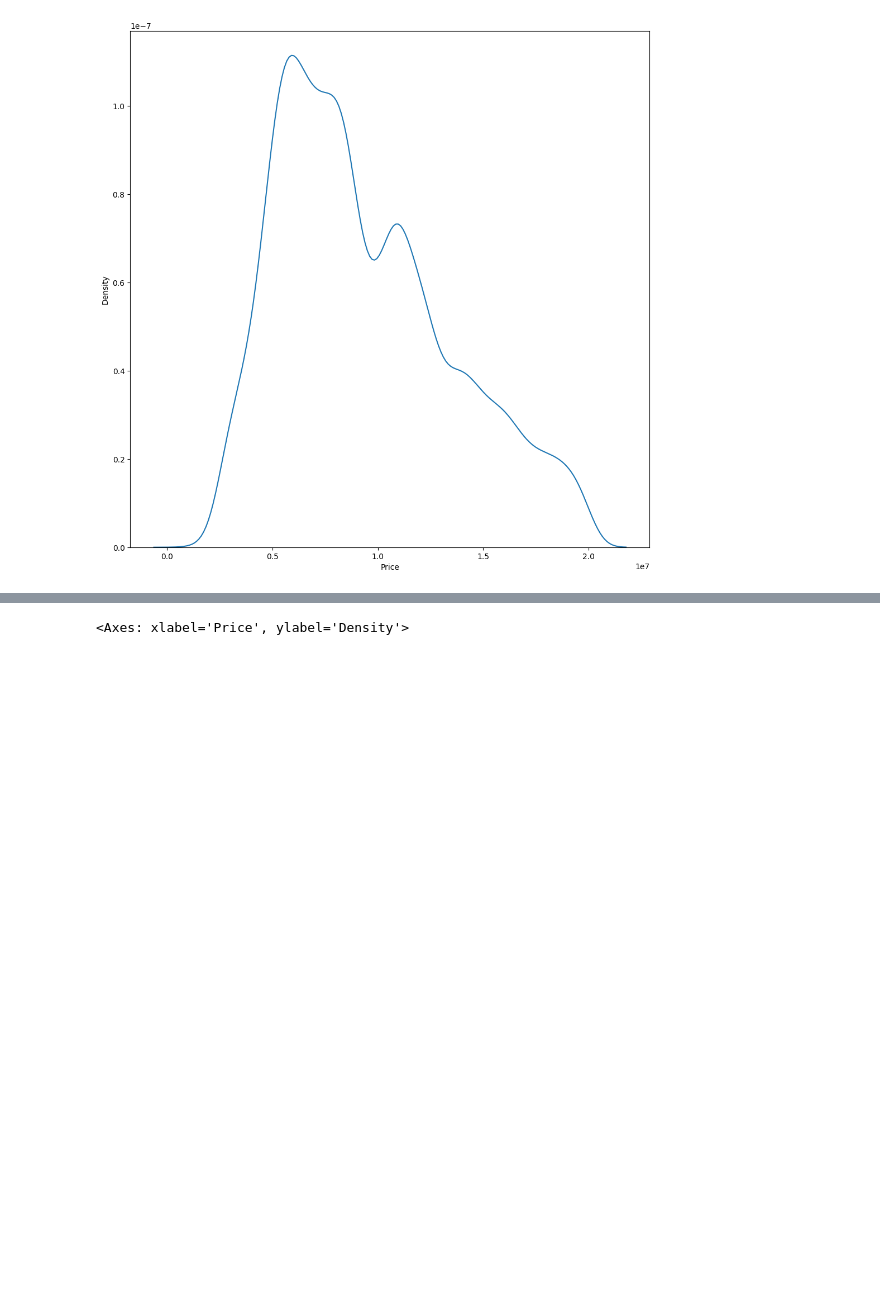
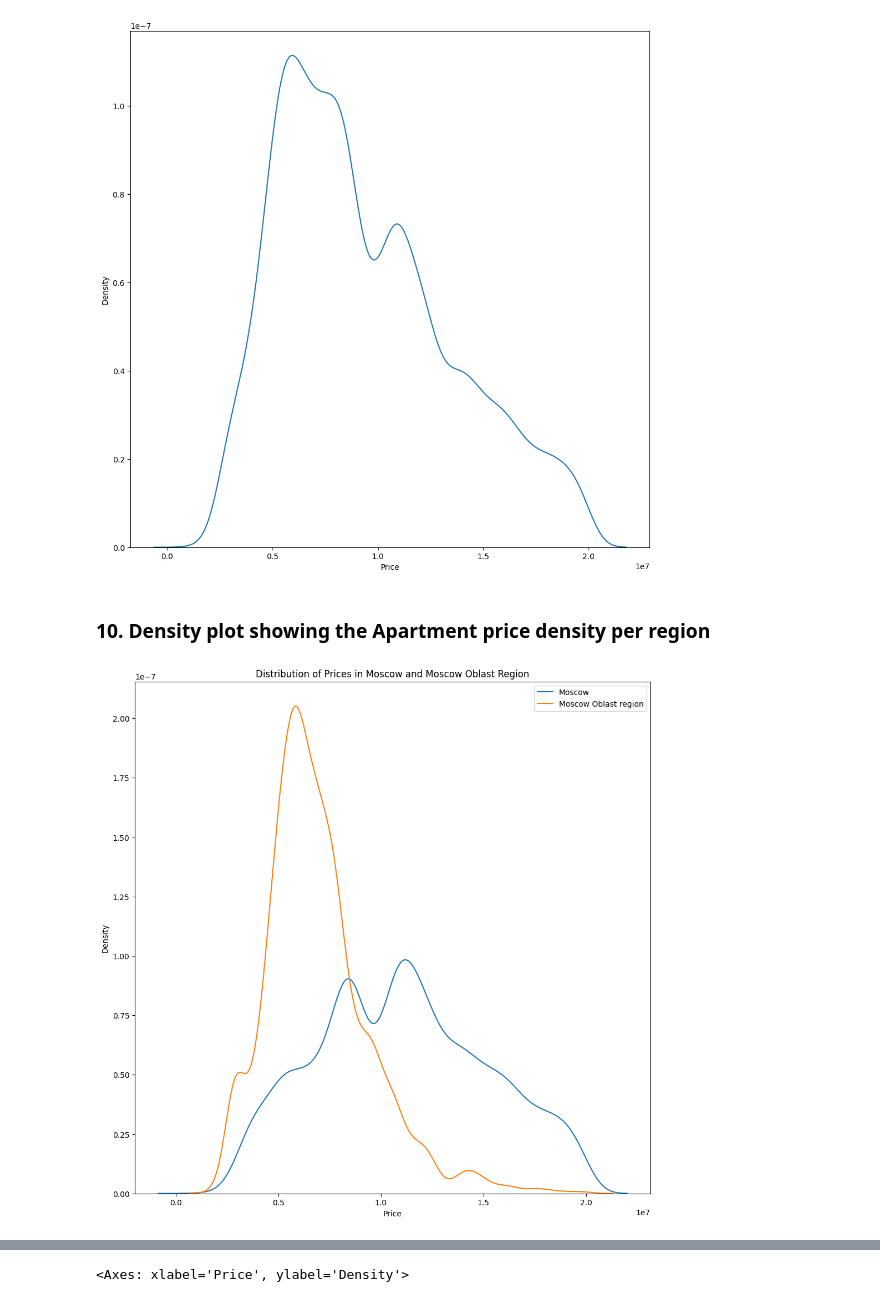
Before and after one commit to AbdulrasheedAA/ArewaDS---Data-Science-Assignment, a Jupyter notebook: Week005/Assignment_Visualizing_Distributions.ipynb, the cells around one changed output, grey strips where cells are left out. Cells and saved outputs as stored; diff of their text form; code cells hidden in the pictures; blank space fills up the shorter version.

Commit message:
Visualizing Distributions

```diff
--- a/Week005/Assignment_Visualizing_Distributions.ipynb
+++ b/Week005/Assignment_Visualizing_Distributions.ipynb
@@ -129,4 +129,24 @@ sns.kdeplot(f_housing['Price'])
 plt.show()
 # %% [output]
 [figure]
+# %% [markdown]
+### 10. Density plot showing the Apartment price density per region
+# %%
+# Filter data for Moscow and Moscow region
+f_moscow = f_housing[f_housing['Region'] == 'Moscow']
+f_moscow_o = f_housing[f_housing['Region'] == 'Moscow region']
+
+# Create KDE plots with labels
+plt.figure(figsize=(12, 12))
+sns.kdeplot(f_moscow['Price'], label='Moscow')
+sns.kdeplot(f_moscow_o['Price'], label='Moscow Oblast region')
+
+plt.legend()
+
+plt.title('Distribution of Prices in Moscow and Moscow Oblast Region')
+plt.xlabel('Price')
+plt.ylabel('Density')
+plt.show()
+# %% [output]
+[figure, added]
 # %% [markdown]
```
Also changed, not shown: parts of 3 cells of this notebook.
